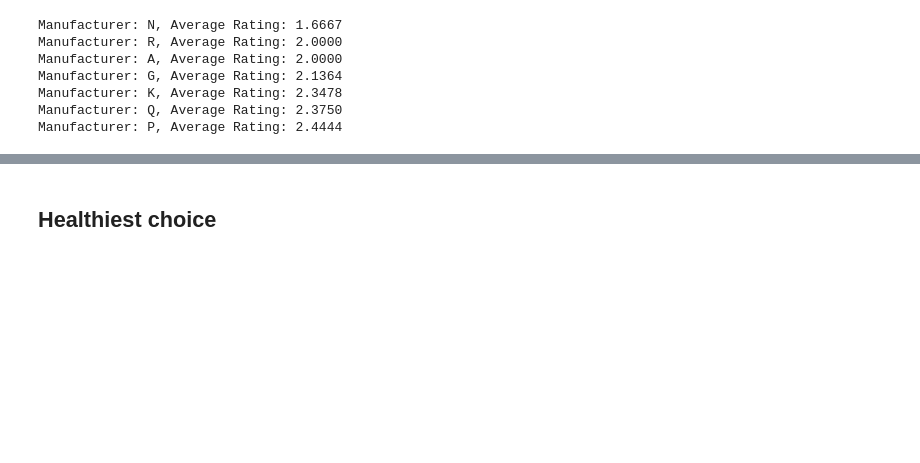
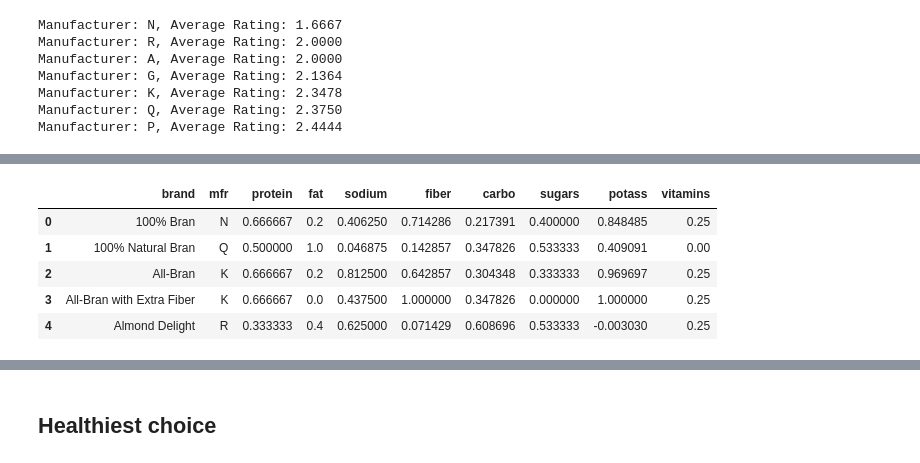
Before and after one commit to konsternacja/cereals-SQL, a Jupyter notebook: analysis.ipynb, the cells around one changed output, grey strips where cells are left out. Drawn from its saved outputs; the diff is of its cells as text; code cells hidden in the pictures; blank space fills up the shorter version.

```diff
--- a/analysis.ipynb
+++ b/analysis.ipynb
@@ -316,0 +376,13 @@ Manufacturer: P, Average Rating: 2.4444
+# %%
+columns_to_normalize = df.columns[2:]
+
+for column_name in columns_to_normalize:
+    df[column_name] = normalize_column(df[column_name])
+df.head(5)
+# %% [output]
+|  | brand | mfr | protein | fat | sodium | fiber | carbo | sugars | potass | vitamins |
+| 0 | 100% Bran | N | 0.666667 | 0.2 | 0.406250 | 0.714286 | 0.217391 | 0.400000 | 0.848485 | 0.25 |
+| 1 | 100% Natural Bran | Q | 0.500000 | 1.0 | 0.046875 | 0.142857 | 0.347826 | 0.533333 | 0.409091 | 0.00 |
+| 2 | All-Bran | K | 0.666667 | 0.2 | 0.812500 | 0.642857 | 0.304348 | 0.333333 | 0.969697 | 0.25 |
+| 3 | All-Bran with Extra Fiber | K | 0.666667 | 0.0 | 0.437500 | 1.000000 | 0.347826 | 0.000000 | 1.000000 | 0.25 |
+| 4 | Almond Delight | R | 0.333333 | 0.4 | 0.625000 | 0.071429 | 0.608696 | 0.533333 | -0.003030 | 0.25 |
```
Also changed, not shown: parts of 7 cells of this notebook.
